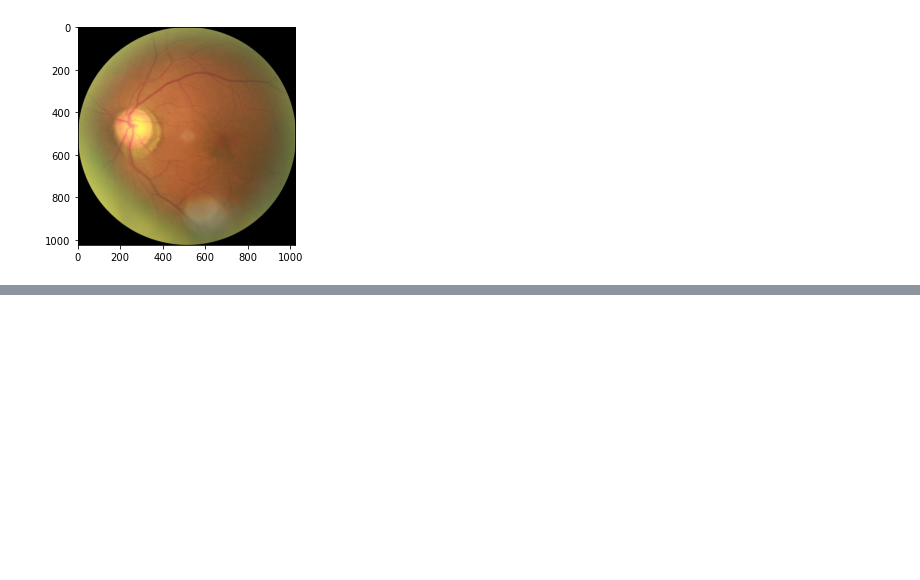
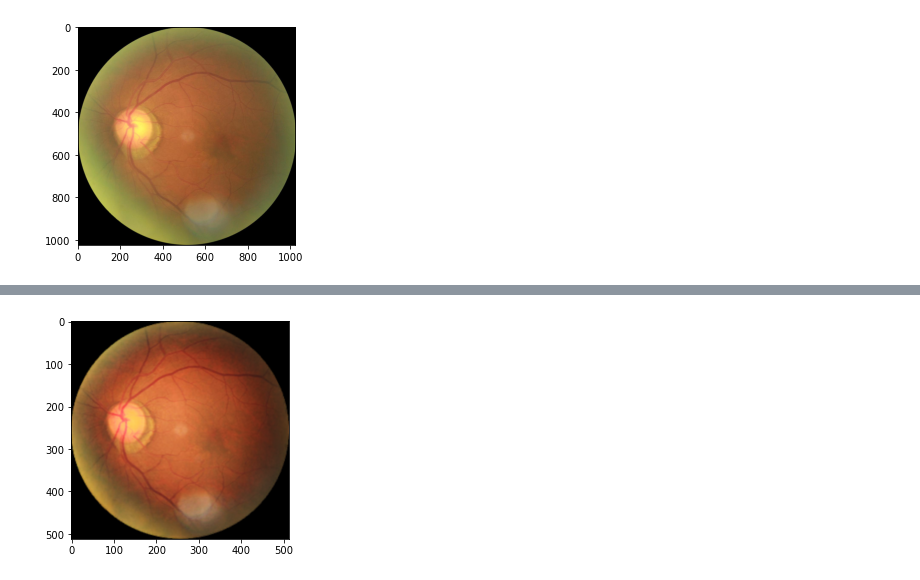
Before and after one commit to QtacierP/LED, a Jupyter notebook: example.ipynb, the cells around one changed output, grey strips where cells are left out. Saved outputs shown, nothing was run; the diff lists cells and outputs as text; code cells hidden in the pictures; blank space fills up the shorter version.

```diff
--- a/example.ipynb
+++ b/example.ipynb
@@ -47,0 +48,10 @@ plt.show()
+# %%
+# Then combine with ArcNet
+led = LEDPipeline(backend='ArcNet', num_cond_steps=200)
+led.cuda()
+led_arcnet_enhancement = led(low_quality_image)[0]
+
+plt.imshow(led_arcnet_enhancement)
+plt.show()
+# %% [output]
+[figure, added]
```
Also changed, not shown: parts of 5 cells of this notebook, 11 other files.
